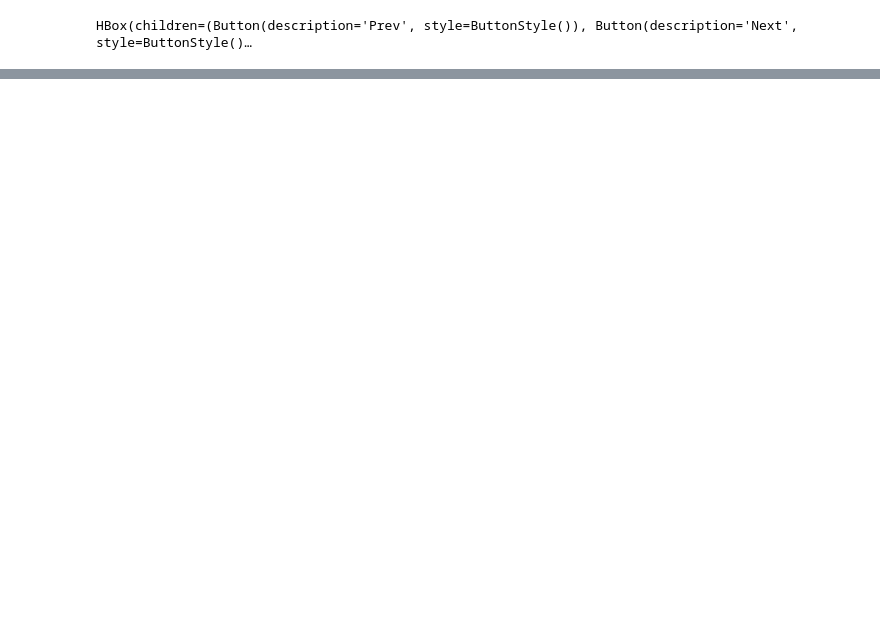
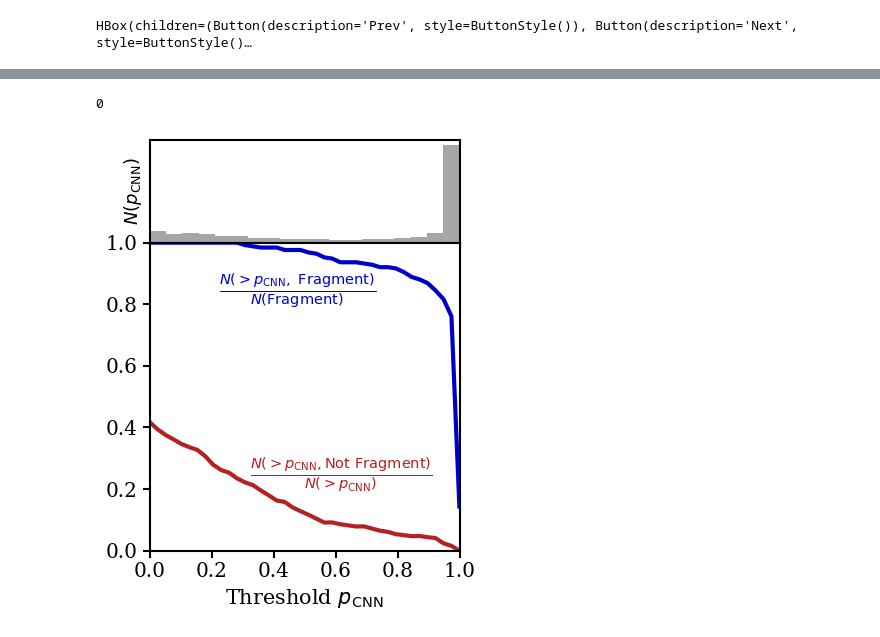
Before and after one commit to virajvman/desi_dwarfs, a Jupyter notebook: notebooks/shred_visual _inspection.ipynb, the cells around one changed output, grey strips where cells are left out. Saved outputs shown, nothing was run; the diff lists cells and outputs as text; code cells hidden in the pictures; blank space fills up the shorter version.

Commit message:
fragment classifier cnn code

```diff
--- a/notebooks/shred_visual _inspection.ipynb
+++ b/notebooks/shred_visual _inspection.ipynb
@@ -184,3 +207,7 @@ data = Table.read("/pscratch/sd/v/virajvm/catalog_dr1_dwarfs/desi_y1_dwarf_shred
+# %%
+np.min(np.unique(data["TARGETID"]) - np.unique(data_main["TARGETID"]))
+# %% [output]
+0
 # %%
 data_training = data[(data["IS_SHRED_VI"] == "good") | (data["IS_SHRED_VI"] == "fragment")]
 # %%
@@ -203,3 +230,72 @@ data_training = data[(data["IS_SHRED_VI"] == "good") | (data["IS_SHRED_VI"] == "
 # data["IMAGE_PATH"] = temp[idx]["IMAGE_PATH"]
 
 # data.write("/pscratch/sd/v/virajvm/catalog_dr1_dwarfs/desi_y1_dwarf_shreds_VI_labelled.fits", overwrite=True )
+# %%
+import matplotlib as mpl
+
+mpl.rcParams['font.family'] = 'serif'
+mpl.rcParams['axes.linewidth'] = 1.5
+mpl.rcParams['axes.xmargin'] = 1
+mpl.rcParams['xtick.labelsize'] = 'x-large'
+mpl.rcParams['xtick.major.size'] = 5
+mpl.rcParams['xtick.major.width'] = 1.5
+mpl.rcParams['ytick.labelsize'] = 'x-large'
+mpl.rcParams['ytick.major.size'] = 5
+mpl.rcParams['ytick.major.width'] = 1.5
+mpl.rcParams['legend.frameon'] = False
+# use a good colormap and don't interpolate the pixels
+mpl.rc('image', cmap='viridis', interpolation='none', origin='lower')
+# %%
+frag_comp = np.load("/pscratch/sd/v/virajvm/catalog_dr1_dwarfs/shred_classifier_output/fragment_completeness.npy")
+good_impure = np.load("/pscratch/sd/v/virajvm/catalog_dr1_dwarfs/shred_classifier_output/good_impurity.npy")
+thresh_grid = np.linspace(0., 0.999, 40)
+# %%
+import matplotlib.pyplot as plt
+import numpy as np
+
+# Example data
+x = np.linspace(0, 10, 100)
+y = np.sin(x) + 0.1 * np.random.randn(100)
+
+
+# Create the figure and gridspec
+fig = plt.figure(figsize=(4, 4*4/3))
+gs = fig.add_gridspec(2, 1, height_ratios=[1, 3], hspace=0.0)
+
+# Top: histogram
+ax_hist = fig.add_subplot(gs[0])
+
+# Bottom: line plot
+ax_plot = fig.add_subplot(gs[1], sharex=ax_hist)
+
+# Plot histogram
+ax_hist.hist(data_main["PCNN_FRAGMENT"], density=True,bins=np.linspace(0,1,20), color='gray', alpha=0.7)
+# ax_hist.set_ylabel('')
+ax_hist.tick_params(labelbottom=False)  # Hide x labels on hist
+ax_hist.set_yticks([])
+ax_hist.set_ylabel(r"$N(p_{\rm CNN})$",fontsize = 13)
+
+color_frag = "mediumblue"
+color_good = "firebrick"
+
+# Plot line
+ax_plot.plot(thresh_grid, frag_comp,lw = 3,color = color_frag)
+ax_plot.plot(thresh_grid, good_impure,lw = 3,color = color_good)
+
+# ax_plot.set_xlabel('X')
+# ax_plot.set_ylabel('Y')
+ax_plot.set_xlim([0,1])
+ax_plot.set_ylim([0,1])
+ax_plot.set_xlabel(r"Threshold $p_{\rm CNN}$",fontsize = 15)
+
+ax_plot.text(0.325,0.225,r"$\frac{N( > p_{\rm CNN}, \text{Not Fragment}  ) }{N( > p_{\rm CNN}  )}$",fontsize = 15,
+             color = color_good)
+
+ax_plot.text(0.225,0.825,r"$\frac{N( > p_{\rm CNN}, \text{ Fragment}  ) }{N( \text{Fragment}  )}$",fontsize = 15,
+             color = color_frag)
+
+plt.savefig("/global/homes/v/virajvm/DESI2_LOWZ/quenched_fracs_nbs/paper_plots/pcnn_threshold.pdf",dpi = 300,bbox_inches="tight")
+
+plt.show()
+# %% [output]
+[figure, added]
```
Also changed, not shown: parts of 16 cells of this notebook, 5 other files.
